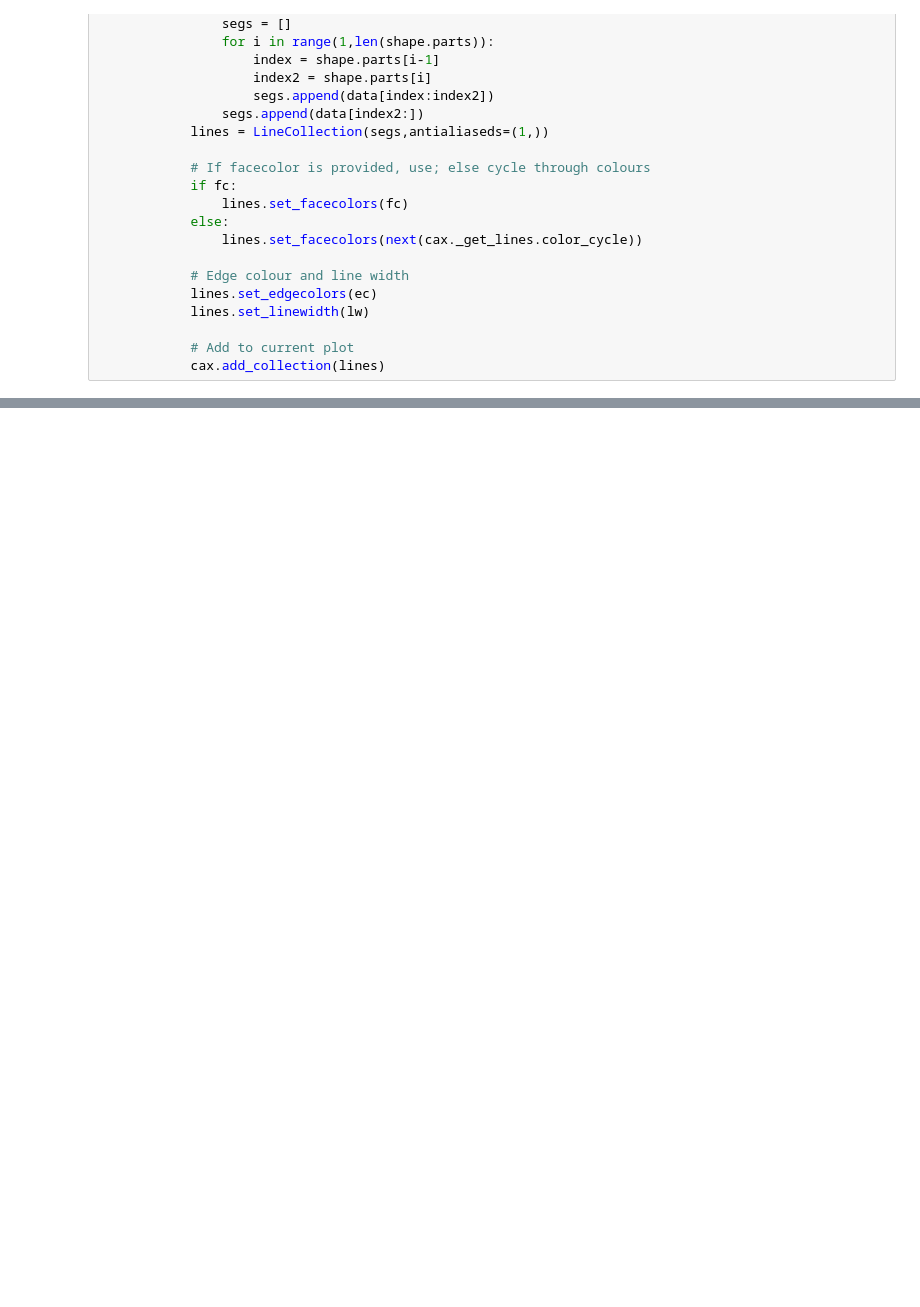
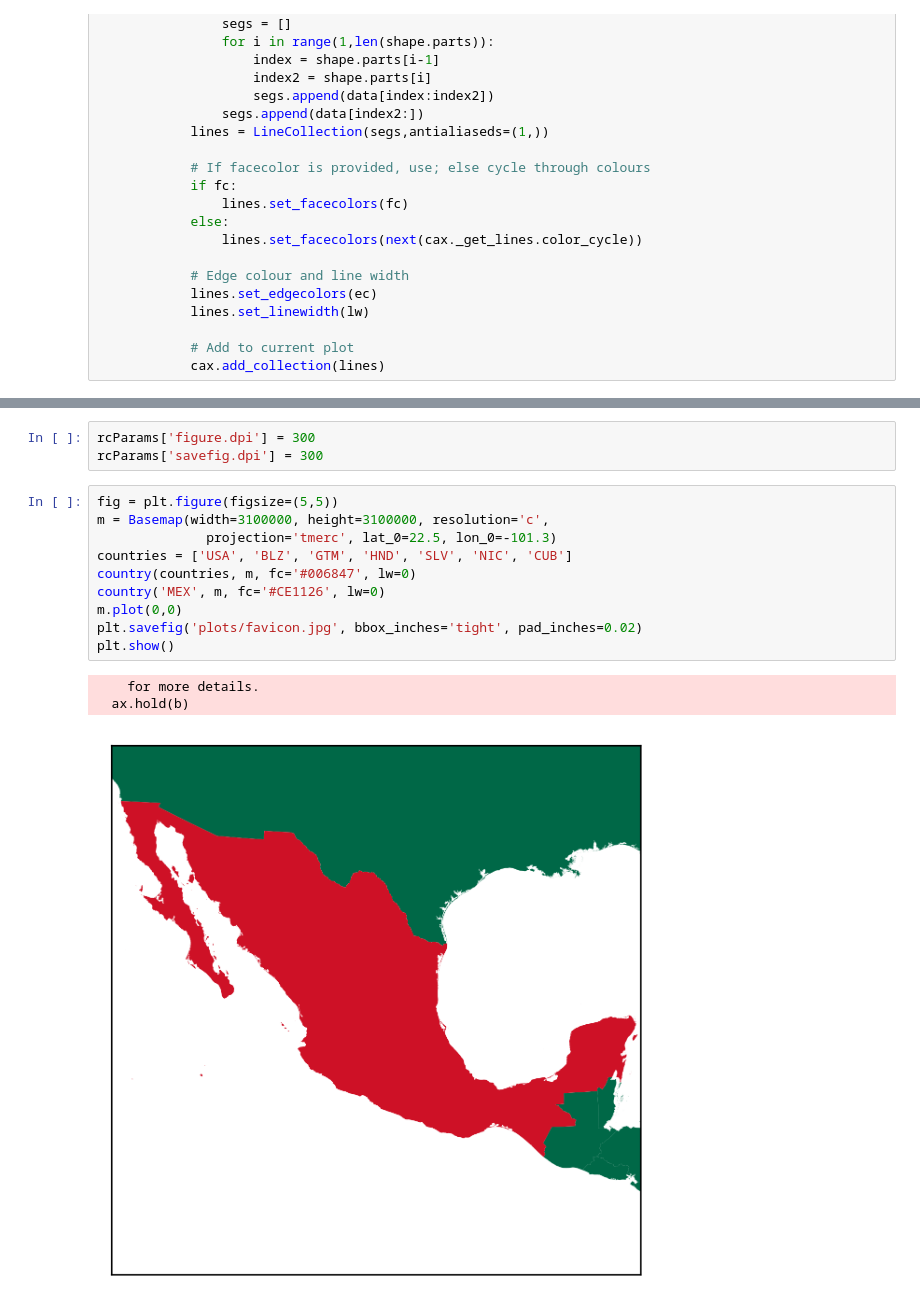
Before and after one commit to prisae/blog-notebooks, a Jupyter notebook: MX_MexicoFavicon.ipynb, the cells around one changed output, grey strips where cells are left out. Cells and saved outputs as stored; diff of their text form; blank space fills up the shorter version.

```diff
--- a/MX_MexicoFavicon.ipynb
+++ b/MX_MexicoFavicon.ipynb
@@ -84,0 +87,17 @@ plt.show()
+# %%
+rcParams['figure.dpi'] = 300
+rcParams['savefig.dpi'] = 300
+# %%
+fig = plt.figure(figsize=(5,5))
+m = Basemap(width=3100000, height=3100000, resolution='c',
+              projection='tmerc', lat_0=22.5, lon_0=-101.3)
+countries = ['USA', 'BLZ', 'GTM', 'HND', 'SLV', 'NIC', 'CUB']
+country(countries, m, fc='#006847', lw=0)
+country('MEX', m, fc='#CE1126', lw=0)
+m.plot(0,0)
+plt.savefig('plots/favicon.jpg', bbox_inches='tight', pad_inches=0.02)
+plt.show()
+# %% [output]
+    for more details.
+  ax.hold(b)
+[figure, added]
```
Also changed, not shown: parts of 1 cell of this notebook, 7 other files.
